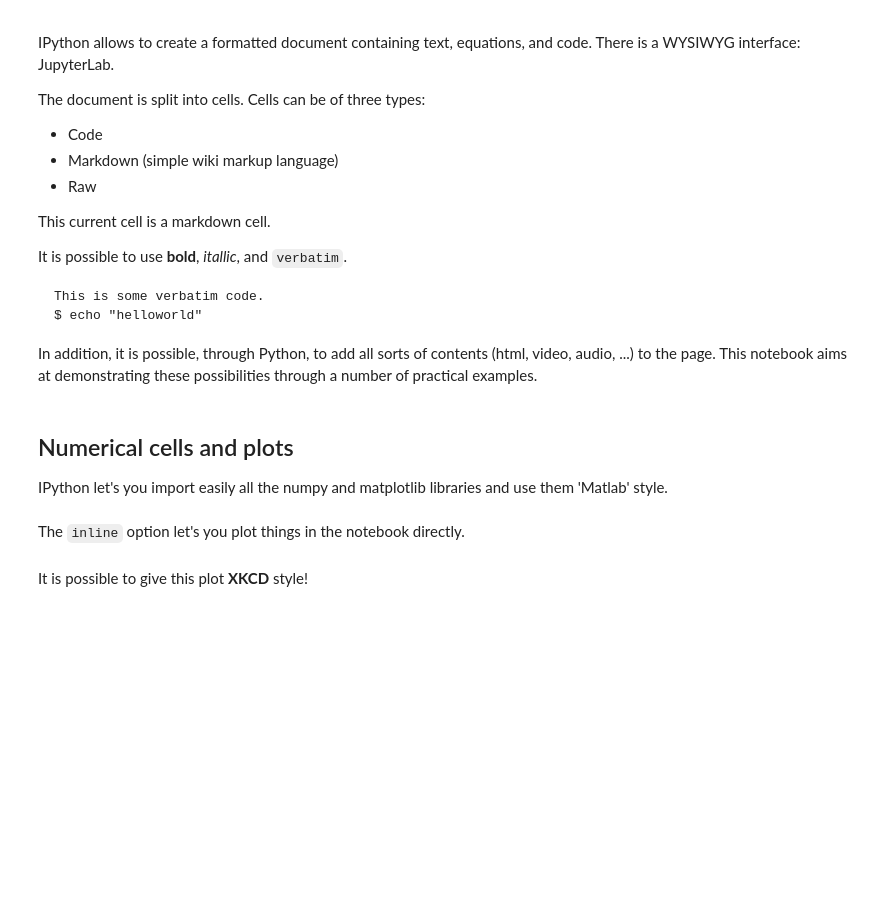
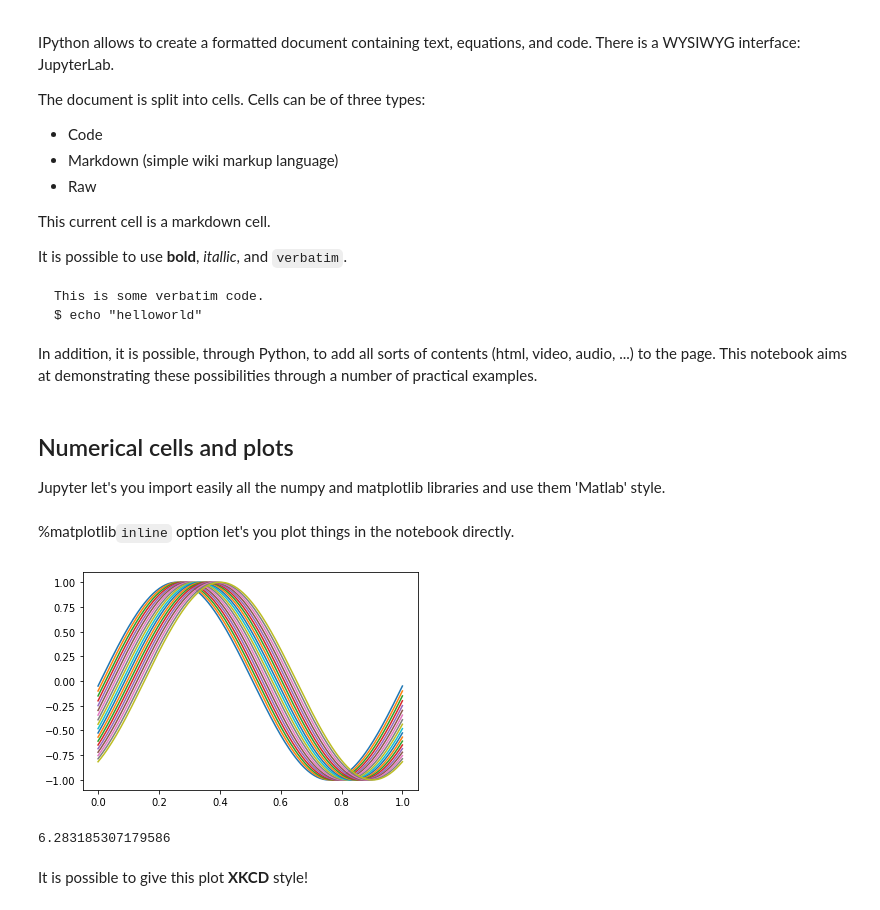
Before and after one commit to samuelsmal/Tutorials, a Jupyter notebook: 00 - Intro to Tools/Intro to Jupyter Notebooks.ipynb, the cells around one changed output. Saved outputs shown, nothing was run; the diff lists cells and outputs as text; code cells hidden in the pictures; blank space fills up the shorter version.

```diff
--- a/00 - Intro to Tools/Intro to Jupyter Notebooks.ipynb
+++ b/00 - Intro to Tools/Intro to Jupyter Notebooks.ipynb
@@ -20,4 +20,4 @@ In addition, it is possible, through Python, to add all sorts of contents (html,
 # %% [markdown]
 ## Numerical cells and plots
 
-IPython let's you import easily all the numpy and matplotlib libraries and use them 'Matlab' style.
+Jupyter let's you import easily all the numpy and matplotlib libraries and use them 'Matlab' style.
@@ -26,6 +29,8 @@ IPython let's you import easily all the numpy and matplotlib libraries and use t
 # %% [markdown]
-The `inline` option let's you plot things in the notebook directly.
+%matplotlib`inline` option let's you plot things in the notebook directly.
 # %%
-t = linspace(0,1,200)
+t = np.linspace(0,1,200)
 for i in range(1,20):
-    plot(t, sin(2*pi*t-t[10*i]))
+    plt.plot(t, np.sin(2*np.pi*t-t[10*i]))
+# %% [output]
+[figure, added]
@@ -34,3 +37,7 @@ pi*2
+# %%
+np.pi*2
+# %% [output]
+6.283185307179586
 # %% [markdown]
 It is possible to give this plot **XKCD** style!
 # %%
```
Also changed, not shown: parts of 31 cells of this notebook.
